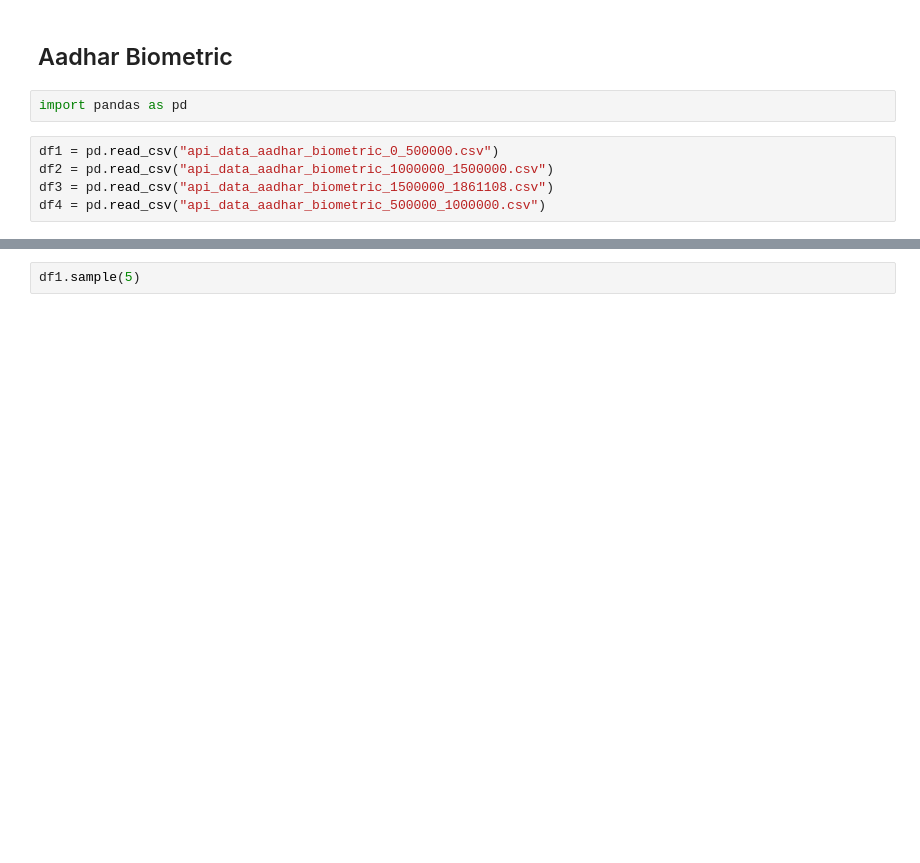
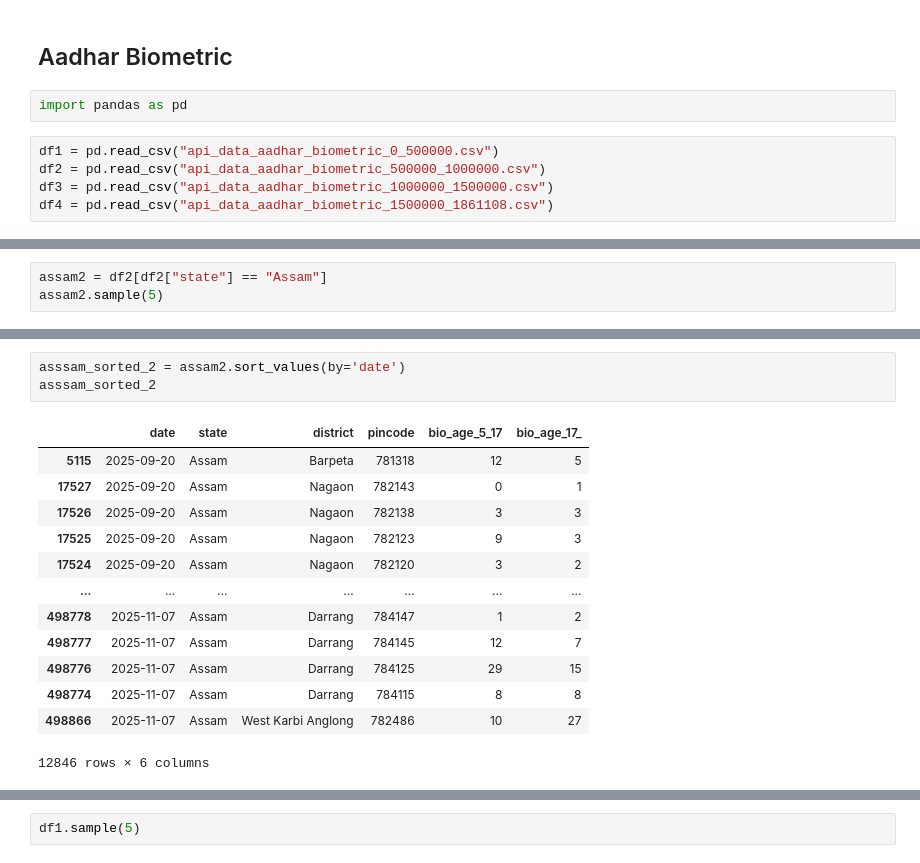
Before and after one commit to krishna1632/UIDAI_Data_Hackathon, a Jupyter notebook: 1_api_data_aadhar_biometric/Aadhar_Biometric.ipynb, the cells around one changed output, grey strips where cells are left out. Cells and saved outputs as stored; diff of their text form; blank space fills up the shorter version.

```diff
--- a/1_api_data_aadhar_biometric/Aadhar_Biometric.ipynb
+++ b/1_api_data_aadhar_biometric/Aadhar_Biometric.ipynb
@@ -4,6 +4,6 @@
 import pandas as pd
 # %%
 df1 = pd.read_csv("api_data_aadhar_biometric_0_500000.csv")
-df2 = pd.read_csv("api_data_aadhar_biometric_1000000_1500000.csv")
-df3 = pd.read_csv("api_data_aadhar_biometric_1500000_1861108.csv")
-df4 = pd.read_csv("api_data_aadhar_biometric_500000_1000000.csv")
+df2 = pd.read_csv("api_data_aadhar_biometric_500000_1000000.csv")
+df3 = pd.read_csv("api_data_aadhar_biometric_1000000_1500000.csv")
+df4 = pd.read_csv("api_data_aadhar_biometric_1500000_1861108.csv")
@@ -9,0 +88,3 @@ df4 = pd.read_csv("api_data_aadhar_biometric_500000_1000000.csv")
+# %%
+assam2 = df2[df2["state"] == "Assam"]
+assam2.sample(5)
@@ -9,0 +98,17 @@ df4 = pd.read_csv("api_data_aadhar_biometric_500000_1000000.csv")
+# %%
+asssam_sorted_2 = assam2.sort_values(by='date')
+asssam_sorted_2
+# %% [output]
+|  | date | state | district | pincode | bio_age_5_17 | bio_age_17_ |
+| 5115 | 2025-09-20 | Assam | Barpeta | 781318 | 12 | 5 |
+| 17527 | 2025-09-20 | Assam | Nagaon | 782143 | 0 | 1 |
+| 17526 | 2025-09-20 | Assam | Nagaon | 782138 | 3 | 3 |
+| 17525 | 2025-09-20 | Assam | Nagaon | 782123 | 9 | 3 |
+| 17524 | 2025-09-20 | Assam | Nagaon | 782120 | 3 | 2 |
+| ... | ... | ... | ... | ... | ... | ... |
+| 498778 | 2025-11-07 | Assam | Darrang | 784147 | 1 | 2 |
+| 498777 | 2025-11-07 | Assam | Darrang | 784145 | 12 | 7 |
+| 498776 | 2025-11-07 | Assam | Darrang | 784125 | 29 | 15 |
+| 498774 | 2025-11-07 | Assam | Darrang | 784115 | 8 | 8 |
+| 498866 | 2025-11-07 | Assam | West Karbi Anglong | 782486 | 10 | 27 |
+12846 rows × 6 columns
```
Also changed, not shown: parts of 9 cells of this notebook.
